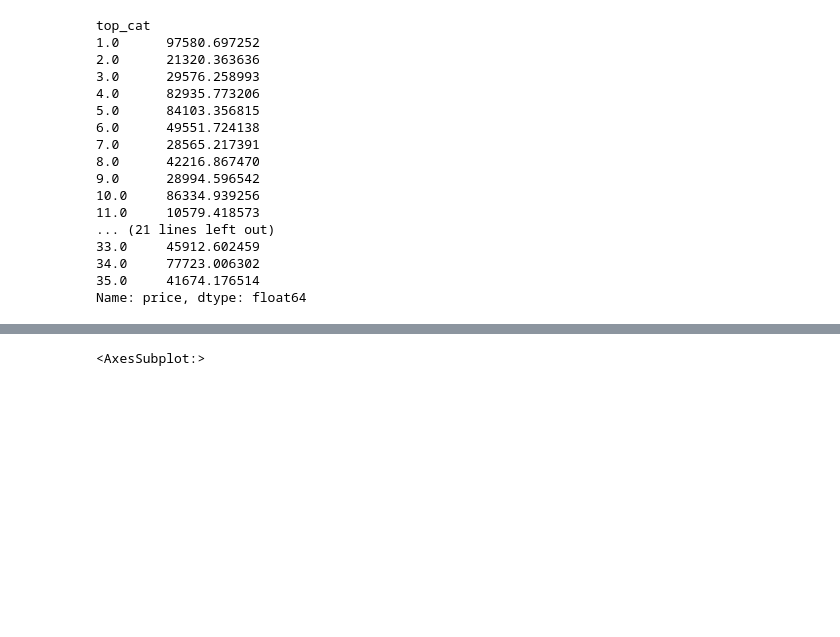
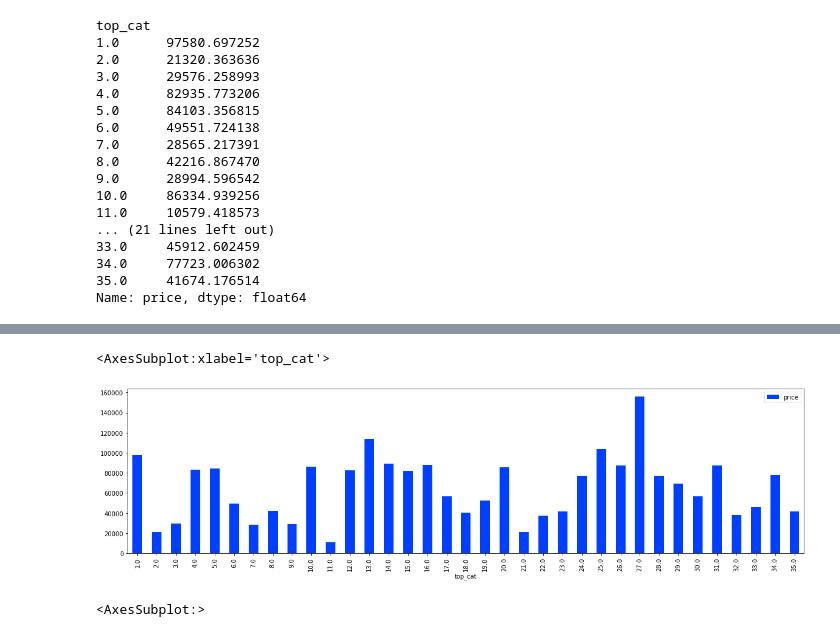
Before and after one commit to yingli/applieddatascience, a Jupyter notebook: sample_code/NB03_transaction_data.ipynb, the cells around one changed output, grey strips where cells are left out. Saved outputs shown, nothing was run; the diff lists cells and outputs as text; code cells hidden in the pictures; blank space fills up the shorter version.

```diff
--- a/sample_code/NB03_transaction_data.ipynb
+++ b/sample_code/NB03_transaction_data.ipynb
@@ -413,3 +436,8 @@ baskets.groupby(by='top_cat')['price'].mean().sort_values(ascending=False).reset
+# %%
+baskets.groupby(by='top_cat')['price'].mean().reset_index().plot.bar(x="top_cat",figsize=(20,5))
+# %% [output]
+<AxesSubplot:xlabel='top_cat'>
+[figure, added]
 # %%
 baskets.price.sort_values(ascending = False).reset_index(drop=True).plot(figsize=(20,5))
 # %% [output]
```
Also changed, not shown: parts of 3 cells of this notebook.
